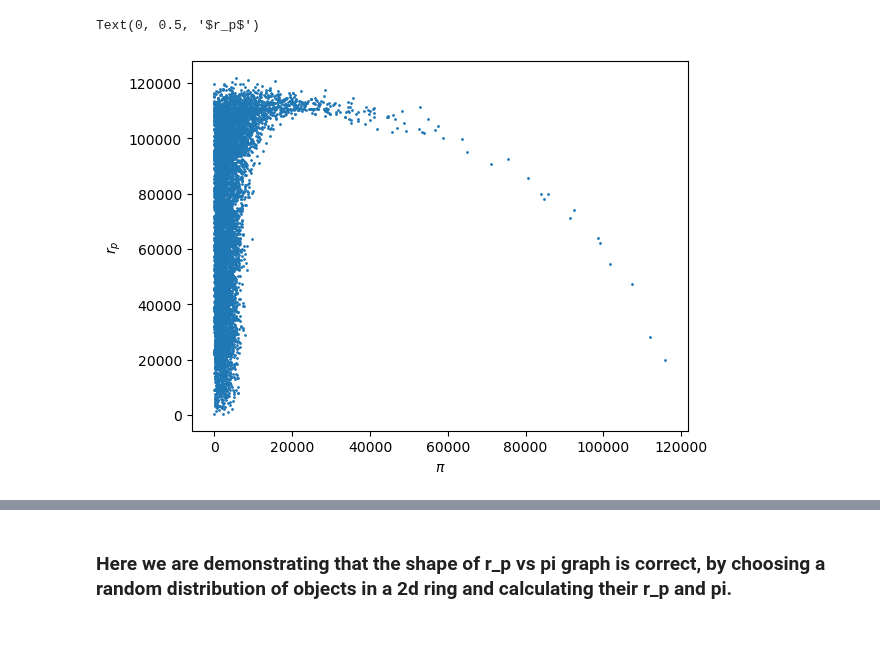
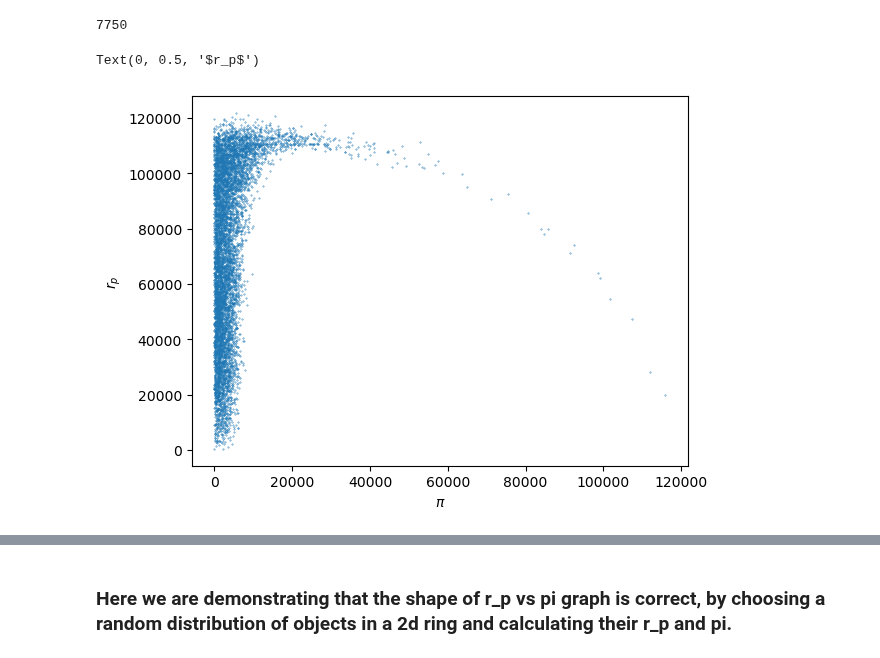
Before and after one commit to VibinRam/DP2, a Jupyter notebook: Codes/Clustering_analysis/Clustering_finder.ipynb, the cells around one changed output, grey strips where cells are left out. Cells and saved outputs as stored; diff of their text form; code cells hidden in the pictures.

```diff
--- a/Codes/Clustering_analysis/Clustering_finder.ipynb
+++ b/Codes/Clustering_analysis/Clustering_finder.ipynb
@@ -46,15 +47,22 @@ for line in schind_23_data:
     red_col_schind_23.append(float(split_line[2]))
     ra_col_schind_23.append(float(quasar_name[4:13]))
     dec_col_schind_23.append(float(quasar_name[13:21]))
+
+ra_col_schind_23 = np.array(ra_col_schind_23)
+dec_col_schind_23 = np.array(dec_col_schind_23)
+red_col_schind_23 = np.array(red_col_schind_23)
 # %%
 pi_array, rp_array = find_pi_rp(ra_col_schind_23, dec_col_schind_23, red_col_schind_23)
 
 pi_array = pi_array[np.triu_indices(len(pi_array),k = 1)]
 rp_array = rp_array[np.triu_indices(len(rp_array),k = 1)]
+len(pi_array)
+# %% [output]
+7750
 # %%
-plt.scatter(pi_array, rp_array, s = 1)
+plt.scatter(pi_array, rp_array, s = 0.1)
 plt.xlabel(r"$\pi$")
 plt.ylabel(r"$r_p$")
 # %% [output]
 Text(0, 0.5, '$r_p$')
-[figure, old version]
+[figure, new version]
```
Also changed, not shown: parts of 7 cells of this notebook, 5 other files.
